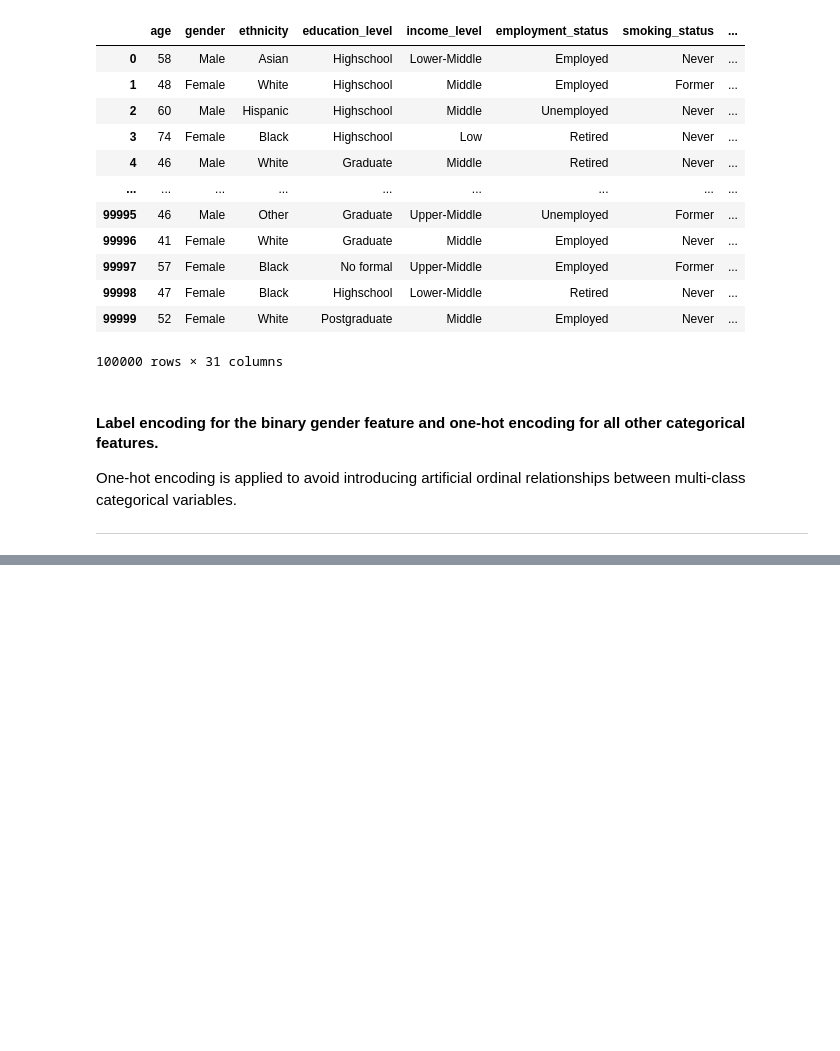
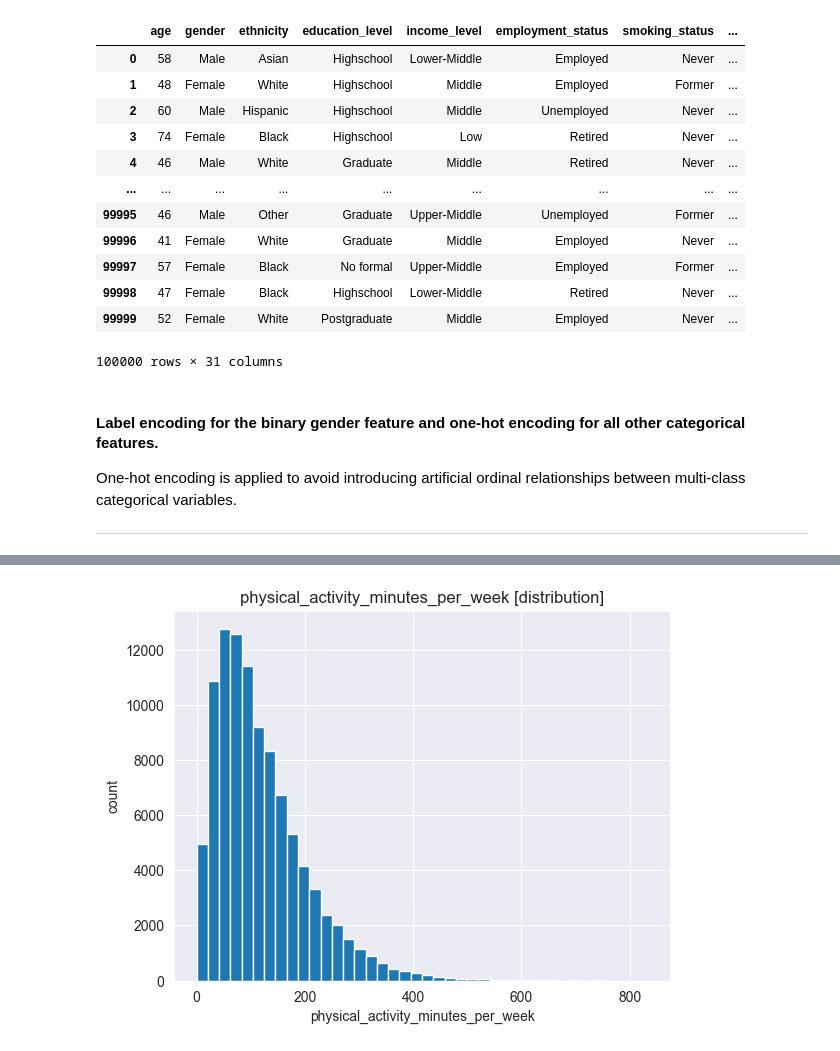
Before and after one commit to plamensve/diabets_health_indicators, a Jupyter notebook: notebooks/03_preprocessing.ipynb, the cells around one changed output, grey strips where cells are left out. Drawn from its saved outputs; the diff is of its cells as text; code cells hidden in the pictures; blank space fills up the shorter version.

```diff
--- a/notebooks/03_preprocessing.ipynb
+++ b/notebooks/03_preprocessing.ipynb
@@ -60,0 +146,9 @@ data
+# %%
+data_physical_activity_minutes_per_week = data['physical_activity_minutes_per_week']
+plt.hist(data_physical_activity_minutes_per_week, bins=40)
+plt.title('physical_activity_minutes_per_week [distribution]')
+plt.xlabel('physical_activity_minutes_per_week')
+plt.ylabel('count')
+plt.show()
+# %% [output]
+[figure, added]
```
Also changed, not shown: parts of 21 cells of this notebook, 1 other file.
